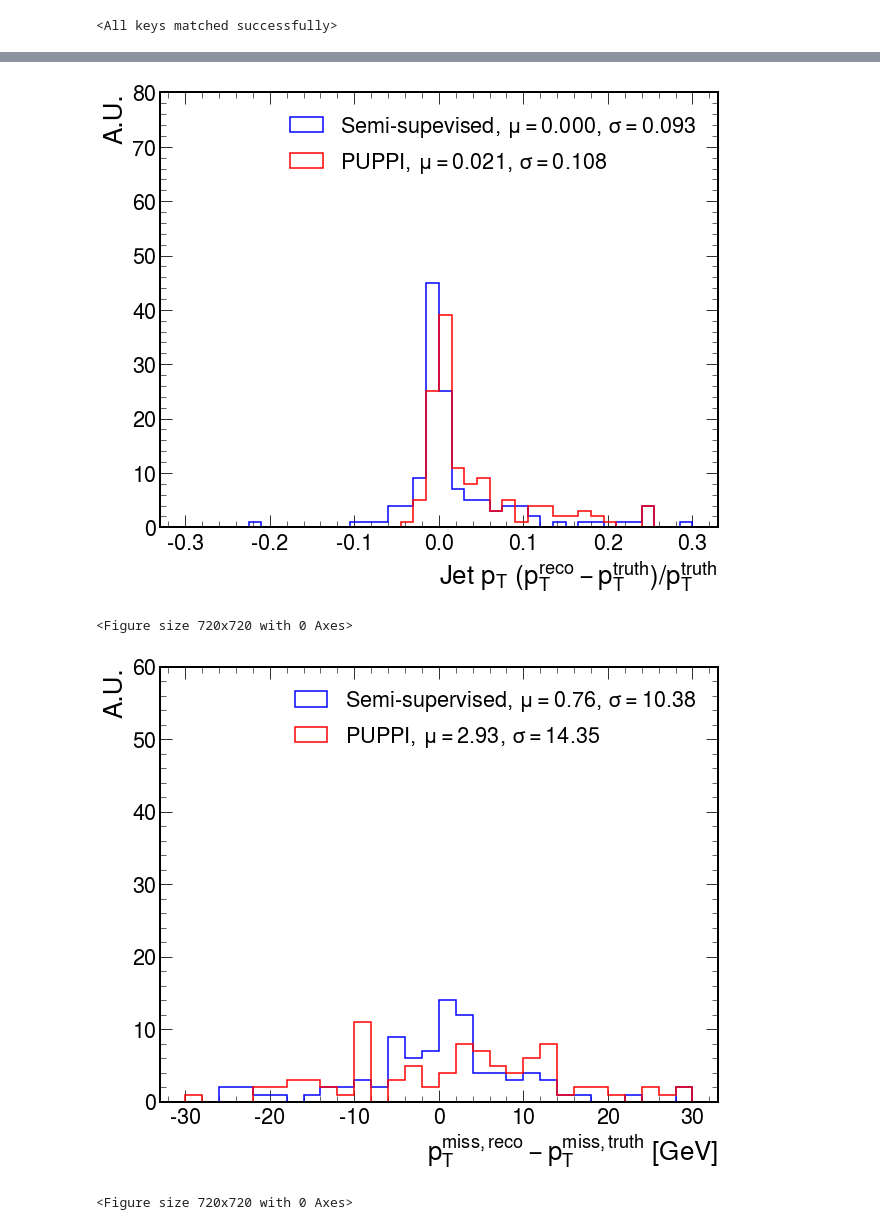
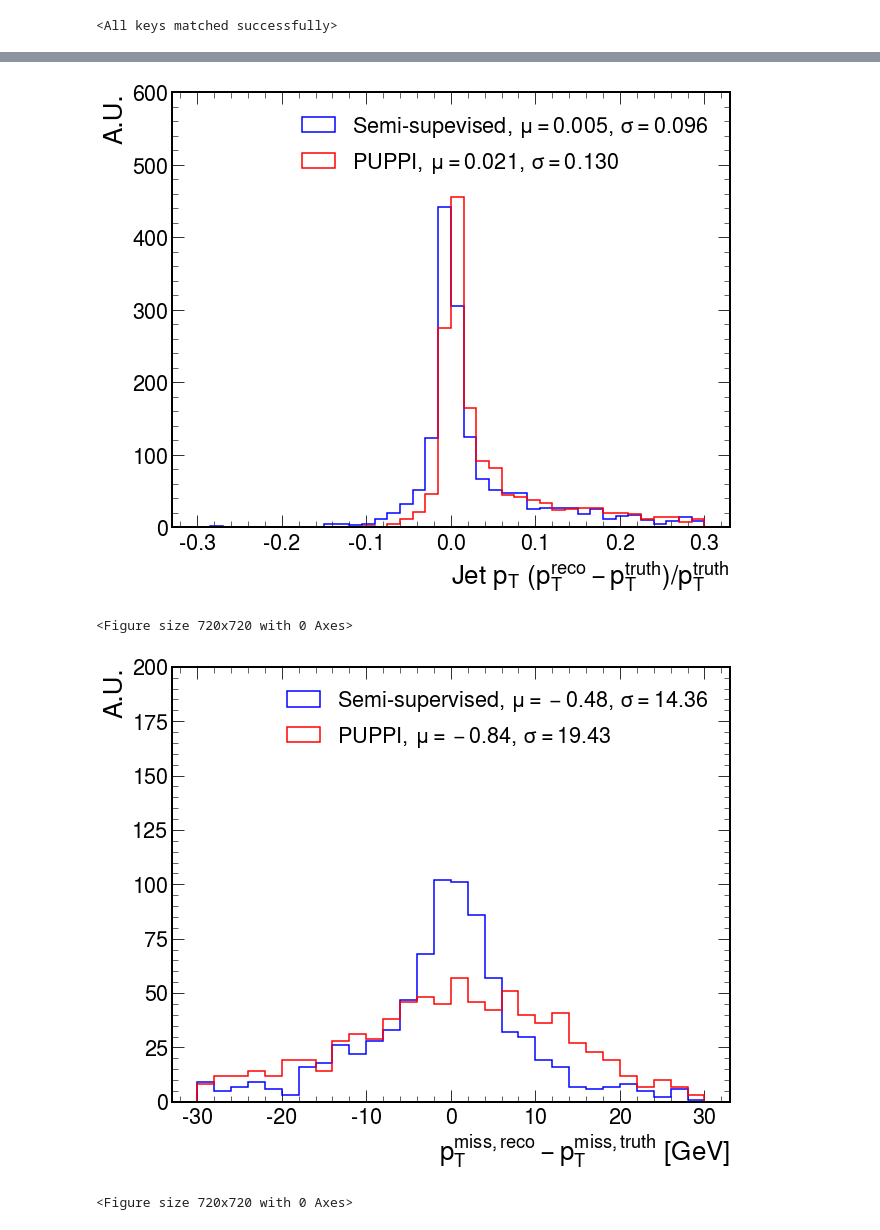
Before and after one commit to yongbinfeng/Pileup_GNN, a Jupyter notebook: fast_simulation/PhysicsPerformance_fullSim.ipynb, the cells around one changed output, grey strips where cells are left out. Drawn from its saved outputs; the diff is of its cells as text; code cells hidden in the pictures.

```diff
--- a/fast_simulation/PhysicsPerformance_fullSim.ipynb
+++ b/fast_simulation/PhysicsPerformance_fullSim.ipynb
@@ -448,5 +448,5 @@ def test(filelists, models={}):
 
     return mets_truth, performances_jet_puppi, mets_puppi, performances_jet_puppi_wcut, mets_puppi_wcut, performances_jet_pred, mets_pred
 # %%
-filelists = ["/home/gpaspala/new_Pileup_GNN/Pileup_GNN/datasets/dataset_graph_puppi_100"]
+filelists = ["/home/gpaspala/new_Pileup_GNN/Pileup_GNN/datasets/dataset_graph_puppi_1000"]
 # %%
@@ -530,7 +530,7 @@ plt.hist(mass_diff, bins=40, range=(-1,1), histtype='step', color='red', linewid
 #plt.xlim(-1.0,1.3)
 plt.xlabel(r"Jet Mass $(m_{reco} - m_{truth})/m_{truth}$")
 plt.ylabel('A.U.')
-plt.ylim(0, 50)
+plt.ylim(0, 450)
 plt.legend()
 plt.savefig("Jet_mass_diff.pdf")
 plt.show()
@@ -546,7 +546,7 @@ plt.hist(pt_diff, bins=40, range=(-0.3,0.3), histtype='step', color='blue', line
 pt_diff = np.array([getattr(perf, "pt_diff") for perf in performances_jet_puppi_wcut])
 plt.hist(pt_diff, bins=40, range=(-0.3,0.3), histtype='step', color='red', linewidth=linewidth, density=False, label=r'PUPPI, $\mu={:10.3f}$, $\sigma={:10.3f}$'.format(*(getStat(pt_diff))))
 #plt.xlim(0,40)
-plt.ylim(0, 80)
+plt.ylim(0, 600)
 plt.xlabel(r"Jet $p_{T}$ $(p^{reco}_{T} - p^{truth}_{T})/p^{truth}_{T}$")
 plt.ylabel('A.U.')
 plt.legend()
@@ -567,7 +567,7 @@ plt.hist(mets_diff, bins=30, range=(-30,30), histtype='step', color='red', linew
 
 plt.xlabel(r"$p^{miss, reco}_{T} - p^{miss, truth}_{T}$ [GeV]")
 plt.ylabel('A.U.')
-plt.ylim(0,60)
+plt.ylim(0,200)
 plt.legend()
 plt.show()
 plt.savefig("MET_diff.pdf")
@@ -576,4 +576,4 @@ plt.savefig("MET_diff.pdf")
-[figure, old version]
+[figure, new version]
 <Figure size 720x720 with 0 Axes>
-[figure, old version]
+[figure, new version]
 <Figure size 720x720 with 0 Axes>
```
Also changed, not shown: parts of 5 cells of this notebook, 1 other file.
